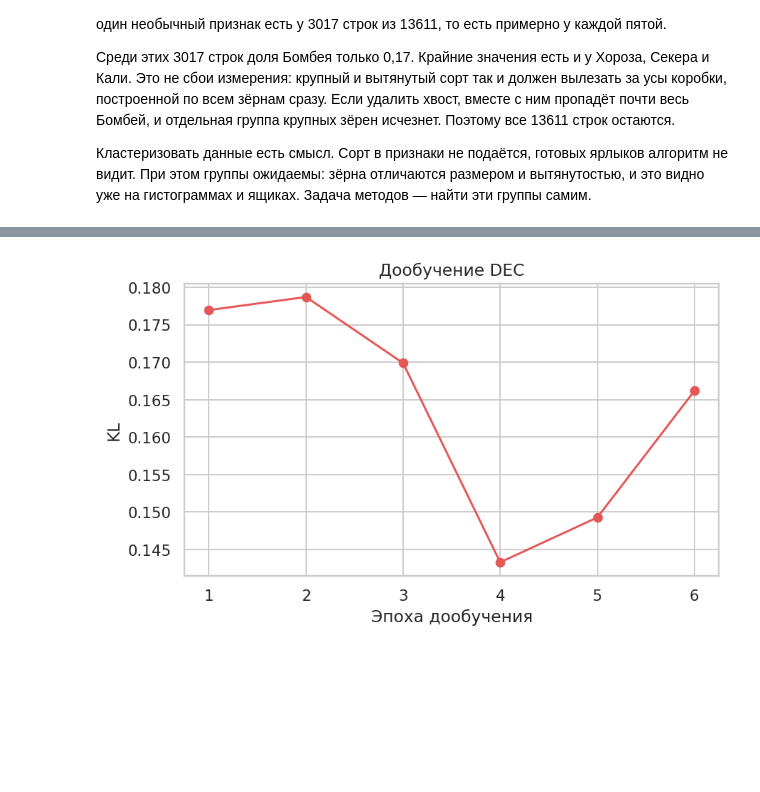
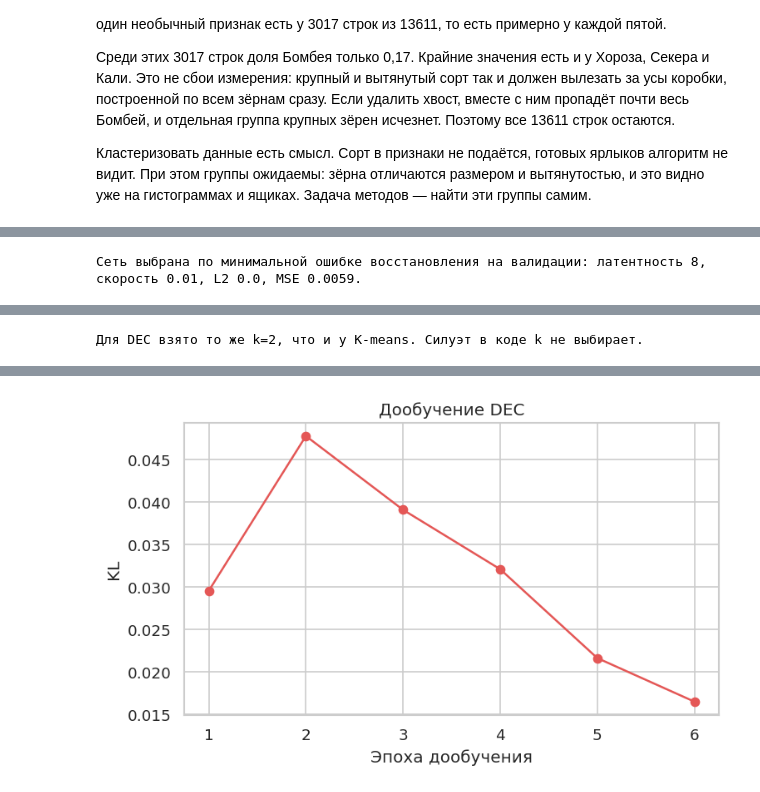
Before and after one commit to AHTOH-CODER/ML_LAB_3, a Jupyter notebook: lab_3.ipynb, the cells around one changed output, grey strips where cells are left out. Drawn from its saved outputs; the diff is of its cells as text; code cells hidden in the pictures; blank space fills up the shorter version.

```diff
--- a/lab_3.ipynb
+++ b/lab_3.ipynb
@@ -671,7 +875,7 @@ def target_distribution(weights):
 
 def latent_silhouette(latent, n_clusters):
     labels = KMeans(n_clusters=n_clusters, n_init=10, random_state=RANDOM_STATE).fit_predict(latent)
-    score = float(silhouette_score(latent, labels, sample_size=3000, random_state=RANDOM_STATE))
+    score = fixed_silhouette(latent, labels)
     return labels, score
 
 
@@ -704,24 +908,28 @@ for latent_dim in (2, 4, 8):
 grid_table = pd.DataFrame(grid_rows)
 grid_table.to_csv(OUTPUT_DIR / "dec_grid.csv", index=False, encoding="utf-8-sig")
 display(grid_table.round(4))
-best_row = grid_table.sort_values(
-    ["силуэт в латентном пространстве", "MSE"], ascending=[False, True]
-).iloc[0]
+best_row = grid_table.sort_values(["MSE", "латентность"], ascending=[True, False]).iloc[0]
 best_pack = trained[int(grid_table.index.get_loc(best_row.name))]
 best_encoder = best_pack[1]
 best_latent = best_pack[2]
+print(
+    f"Сеть выбрана по минимальной ошибке восстановления на валидации: "
+    f"латентность {int(best_row['латентность'])}, скорость {best_row['скорость']}, "
+    f"L2 {best_row['L2']}, MSE {best_row['MSE']:.4f}."
+)
 
-k_candidates = sorted({max(2, best_k - 1), best_k, best_k + 1})
 k_rows = []
-for n_clusters in k_candidates:
-    labels, score = latent_silhouette(best_latent, n_clusters)
-    k_rows.append({"k": n_clusters, "силуэт в латентном пространстве": score, "метки": labels})
-latent_k_table = pd.DataFrame([{key: value for key, value in row.items() if key != "метки"} for row in k_rows])
+for n_clusters in ks:
+    _, score = latent_silhouette(best_latent, n_clusters)
+    k_rows.append({"k": n_clusters, "силуэт в латентном пространстве": score})
+latent_k_table = pd.DataFrame(k_rows)
 display(latent_k_table.round(3))
-chosen_k_row = max(k_rows, key=lambda item: item["силуэт в латентном пространстве"])
-deep_k = int(chosen_k_row["k"])
-ae_labels = chosen_k_row["метки"]
-ae_model = KMeans(n_clusters=deep_k, n_init=10, random_state=RANDOM_STATE).fit(best_latent)
+deep_k = best_k
+print(f"Для DEC взято то же k={deep_k}, что и у K-means. Силуэт в коде k не выбирает.")
+
+pretrain_latent = np.asarray(best_latent)
+ae_model = KMeans(n_clusters=deep_k, n_init=10, random_state=RANDOM_STATE).fit(pretrain_latent)
+ae_labels = ae_model.labels_
 
 centers = tf.Variable(ae_model.cluster_centers_.astype(np.float32))
 optimizer = tf.keras.optimizers.Adam(float(best_row["скорость"]))
@@ -745,18 +953,34 @@ for epoch in range(6):
 final_weights = soft_assign(best_encoder(x_tensor, training=False), centers)
 dec_labels = tf.argmax(final_weights, axis=1).numpy()
 dec_centers_latent = centers.numpy()
+final_latent = best_encoder.predict(x_scaled, verbose=0)
+kmeans_final = KMeans(n_clusters=deep_k, n_init=10, random_state=RANDOM_STATE).fit(final_latent)
 
-ae_space_centers = np.vstack([
-    x_scaled[ae_labels == index].mean(axis=0) if np.any(ae_labels == index) else np.zeros(x_scaled.shape[1])
-    for index in range(deep_k)
-])
-dec_space_centers = np.vstack([
-    x_scaled[dec_labels == index].mean(axis=0) if np.any(dec_labels == index) else np.zeros(x_scaled.shape[1])
-    for index in range(deep_k)
-])
-ae_metrics = clustering_metrics("Автокодировщик + K-means", ae_labels, ae_space_centers)
-dec_metrics = clustering_metrics("DEC", dec_labels, dec_space_centers)
-deep_metrics = pd.DataFrame([ae_metrics, dec_metrics]).set_index("Модель")
+pretrain_space = f"латентный код до DEC, размерность {pretrain_latent.shape[1]}"
+final_space = f"латентный код после DEC, размерность {final_latent.shape[1]}"
+deep_metrics = pd.DataFrame([
+    clustering_metrics(
+        "Автокодировщик + K-means",
+        ae_labels,
+        ae_model.cluster_centers_,
+        pretrain_latent,
+        pretrain_space,
+    ),
+    clustering_metrics(
+        "K-means в коде DEC",
+        kmeans_final.labels_,
+        kmeans_final.cluster_centers_,
+        final_latent,
+        final_space,
+    ),
+    clustering_metrics(
+        "DEC",
+        dec_labels,
+        dec_centers_latent,
+        final_latent,
+        final_space,
+    ),
+]).set_index("Модель")
 deep_metrics.to_csv(OUTPUT_DIR / "metrics_deep.csv", encoding="utf-8-sig")
 display(deep_metrics.round(3))
 
@@ -797 +1022,2 @@ latent=8, lr=0.01, l2=0.0001: MSE=0.0114, silhouette=0.318
+Сеть выбрана по минимальной ошибке восстановления на валидации: латентность 8, скорость 0.01, L2 0.0, MSE 0.0059.
 |  | k | силуэт в латентном пространстве |
@@ -800,0 +1033 @@ latent=8, lr=0.01, l2=0.0001: MSE=0.0114, silhouette=0.318
+Для DEC взято то же k=2, что и у K-means. Силуэт в коде k не выбирает.
@@ -805,4 +1039,4 @@ latent=8, lr=0.01, l2=0.0001: MSE=0.0114, silhouette=0.318
-[figure, old version]
+[figure, new version]
 # %%
 sample_index = np.random.default_rng(RANDOM_STATE).choice(len(x_scaled), size=2000, replace=False)
 latent_sample = best_encoder.predict(x_scaled[sample_index], verbose=0)
```
Also changed, not shown: parts of 21 cells of this notebook, 24 other files.
